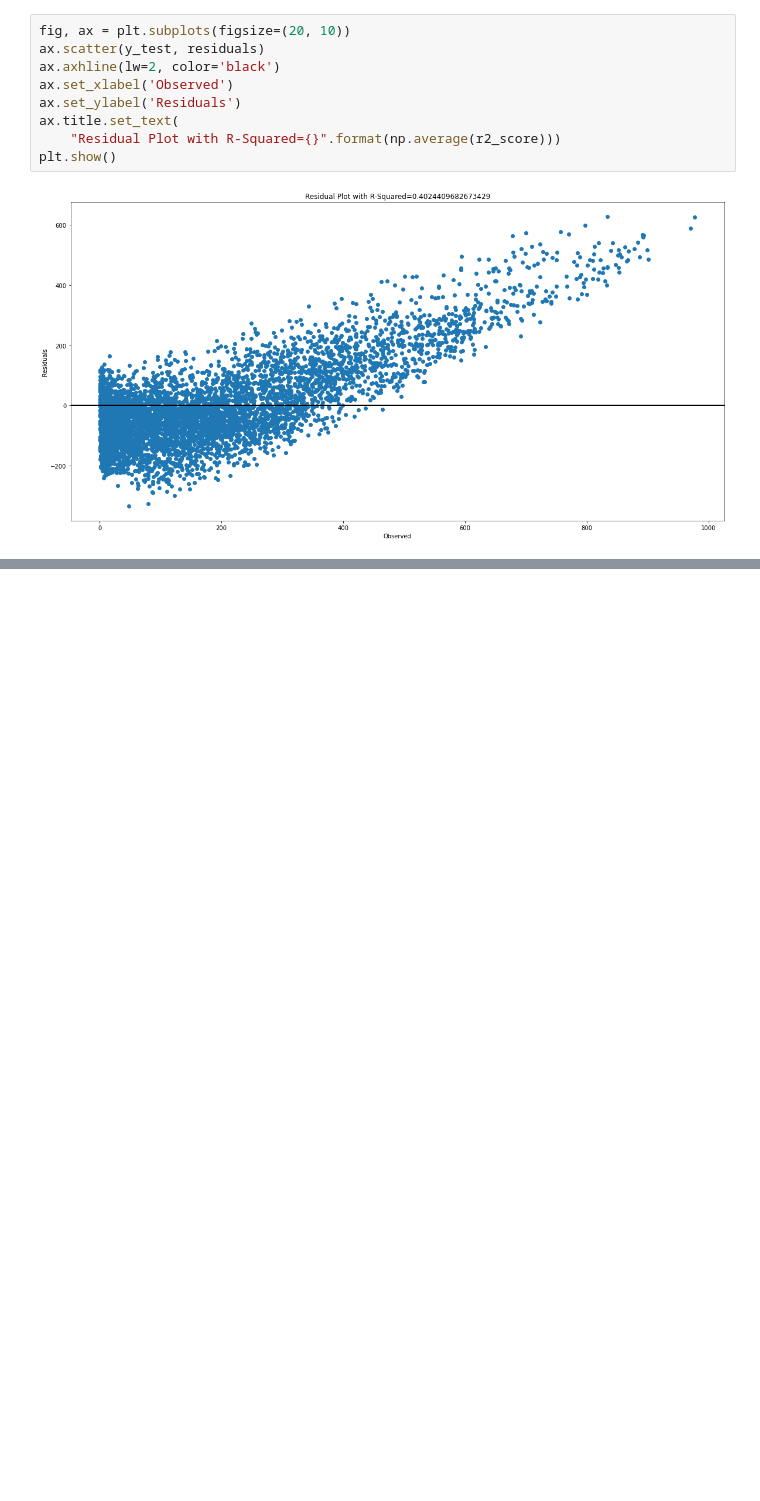
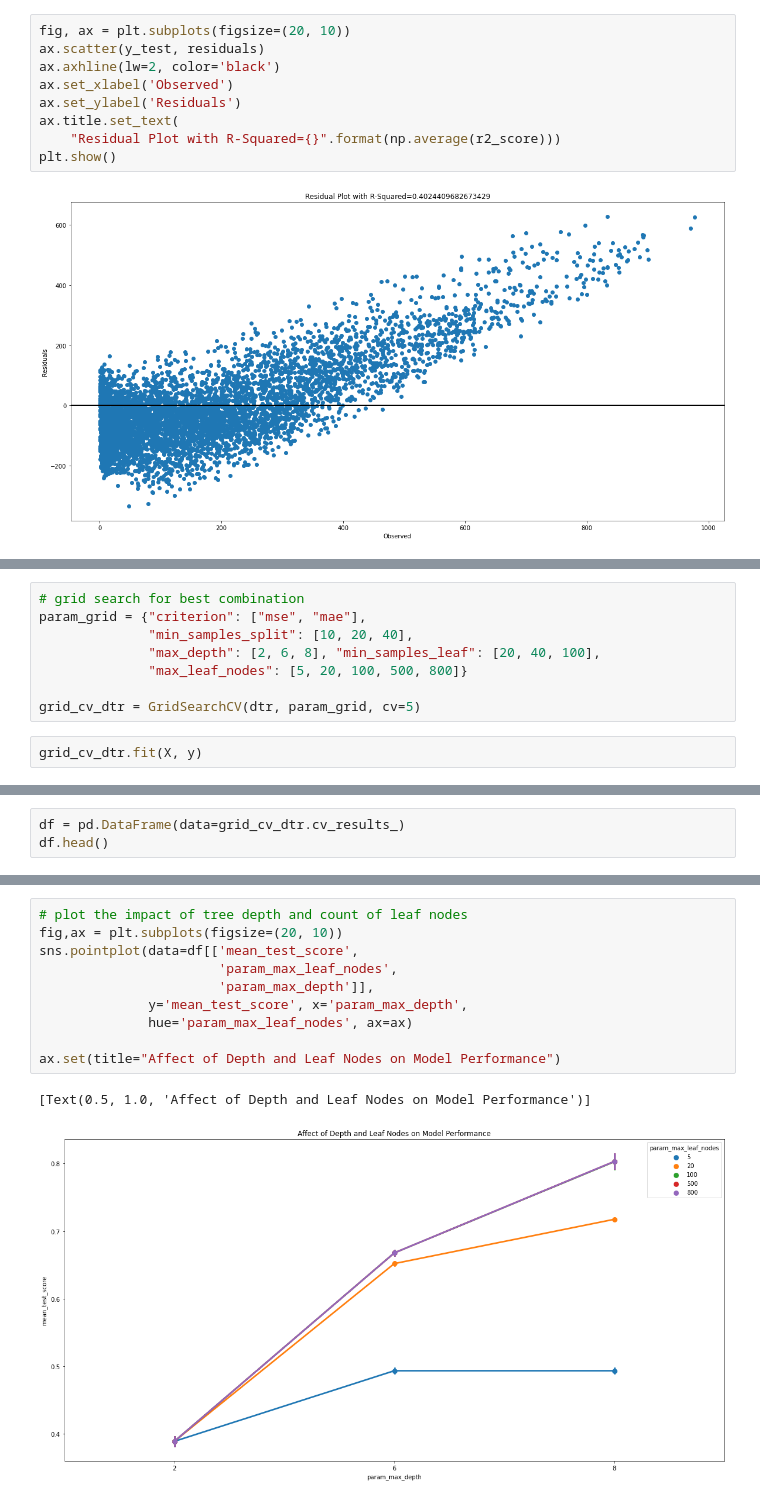
Before and after one commit to paulsok/kaggle, a Jupyter notebook: Bike Sharing/bike_sharing.ipynb, the cells around one changed output, grey strips where cells are left out. Drawn from its saved outputs; the diff is of its cells as text; blank space fills up the shorter version.

```diff
--- a/Bike Sharing/bike_sharing.ipynb
+++ b/Bike Sharing/bike_sharing.ipynb
@@ -350,0 +389,10 @@ plt.show()
+# %%
+# grid search for best combination
+param_grid = {"criterion": ["mse", "mae"],
+              "min_samples_split": [10, 20, 40],
+              "max_depth": [2, 6, 8], "min_samples_leaf": [20, 40, 100],
+              "max_leaf_nodes": [5, 20, 100, 500, 800]}
+
+grid_cv_dtr = GridSearchCV(dtr, param_grid, cv=5)
+# %%
+grid_cv_dtr.fit(X, y)
@@ -350,0 +419,3 @@ plt.show()
+# %%
+df = pd.DataFrame(data=grid_cv_dtr.cv_results_)
+df.head()
@@ -350,0 +429,13 @@ plt.show()
+# %%
+# plot the impact of tree depth and count of leaf nodes
+fig,ax = plt.subplots(figsize=(20, 10))
+sns.pointplot(data=df[['mean_test_score',
+                       'param_max_leaf_nodes',
+                       'param_max_depth']],
+              y='mean_test_score', x='param_max_depth',
+              hue='param_max_leaf_nodes', ax=ax)
+
+ax.set(title="Affect of Depth and Leaf Nodes on Model Performance")
+# %% [output]
+[Text(0.5, 1.0, 'Affect of Depth and Leaf Nodes on Model Performance')]
+[figure, added]
```
Also changed, not shown: parts of 12 cells of this notebook.
